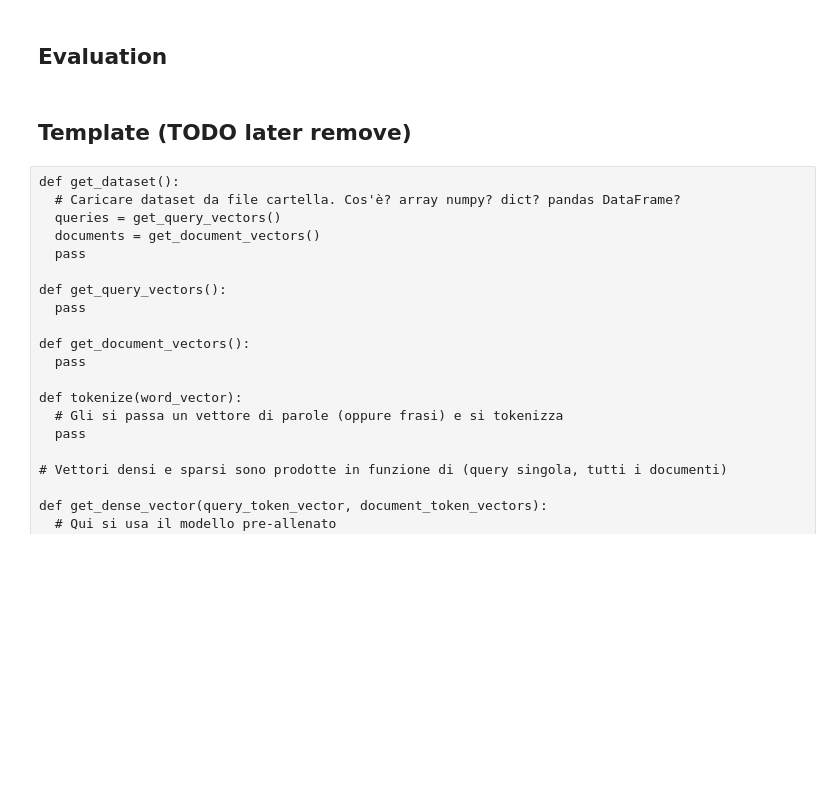
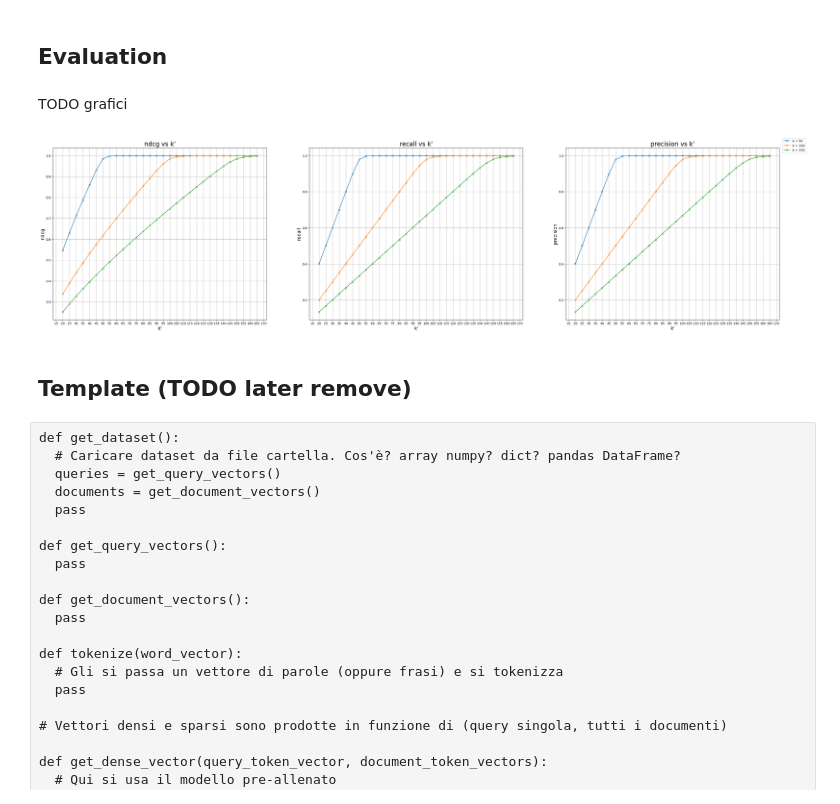
Before and after one commit to RuieX/Studying-Sparse-Dense-Retrieval, a Jupyter notebook: src/notebooks/sparse_dense_retrieval.ipynb, the cells around one changed output. Saved outputs shown, nothing was run; the diff lists cells and outputs as text; code cells hidden in the pictures; blank space fills up the shorter version.

```diff
--- a/src/notebooks/sparse_dense_retrieval.ipynb
+++ b/src/notebooks/sparse_dense_retrieval.ipynb
@@ -182,6 +243,12 @@ else:
         results_by_k: eva.ResultsByK = pickle.load(f)
 # %%
 list(results_by_k.keys())
+# %% [markdown]
+TODO grafici
+# %%
+plot_top_k_metrics_vs_k_prime(metrics_per_k) #daLto
+# %% [output]
+[figure, added]
 # %% [markdown]
 ## Template (TODO later remove)
 # %% [raw]
```
Also changed, not shown: parts of 13 cells of this notebook, 4 other files.
